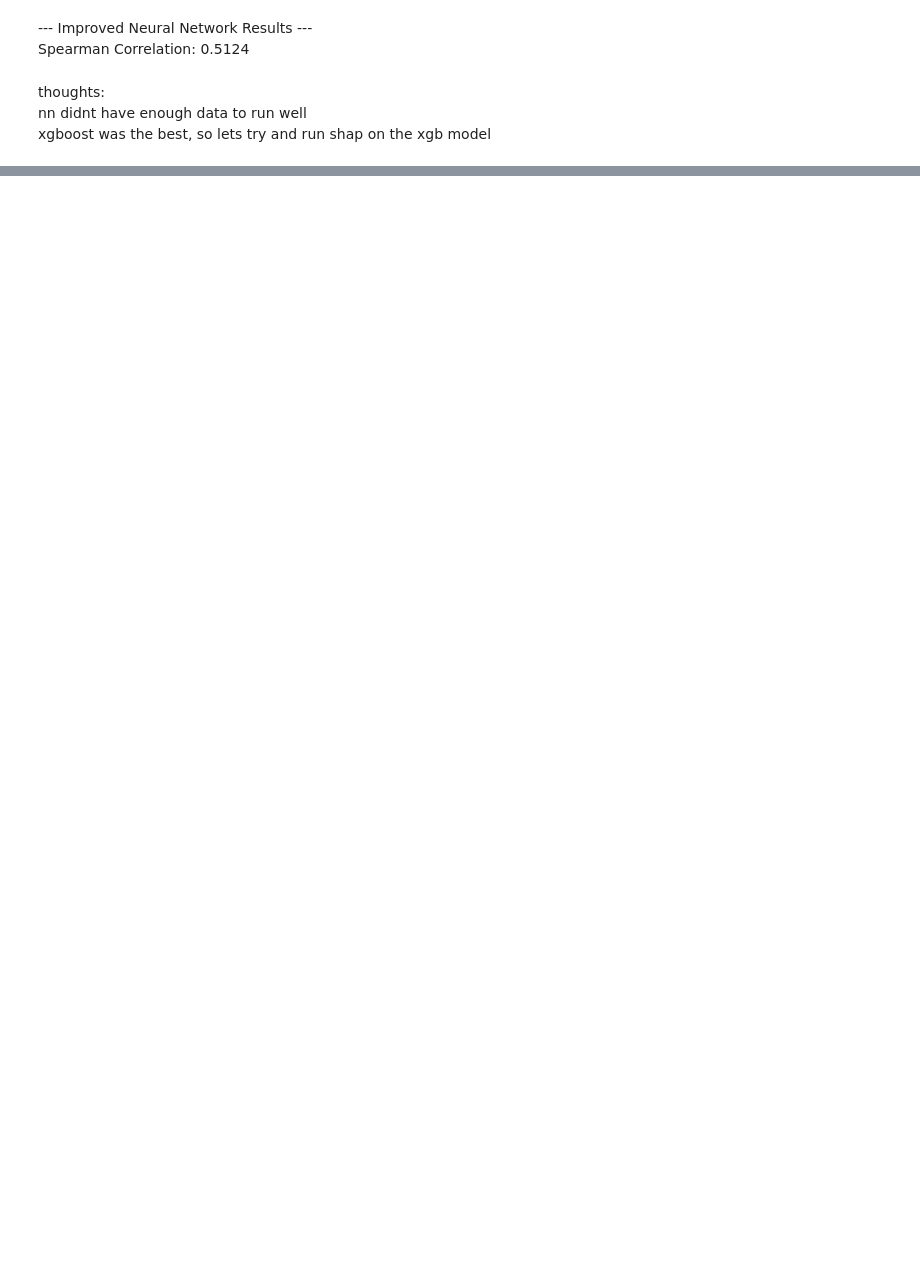
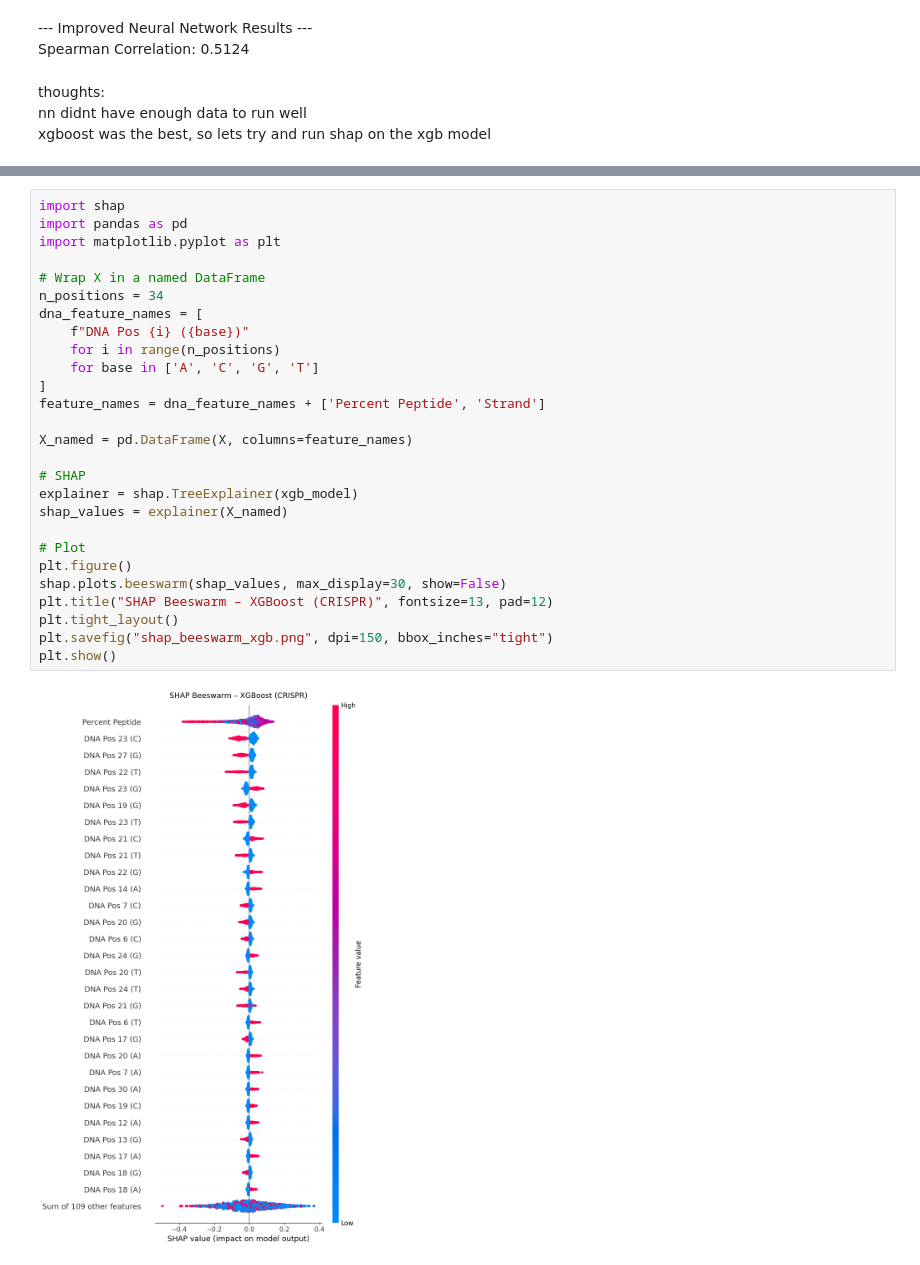
Before and after one commit to sanjaypras/crispr_pred, a Jupyter notebook: notebooks/genome_practice.ipynb, the cells around one changed output, grey strips where cells are left out. Cells and saved outputs as stored; diff of their text form; blank space fills up the shorter version.

```diff
--- a/notebooks/genome_practice.ipynb
+++ b/notebooks/genome_practice.ipynb
@@ -464,0 +432,29 @@ for idx in random_indices:
+# %%
+import shap
+import pandas as pd
+import matplotlib.pyplot as plt
+
+# Wrap X in a named DataFrame
+n_positions = 34
+dna_feature_names = [
+    f"DNA Pos {i} ({base})"
+    for i in range(n_positions)
+    for base in ['A', 'C', 'G', 'T']
+]
+feature_names = dna_feature_names + ['Percent Peptide', 'Strand']
+
+X_named = pd.DataFrame(X, columns=feature_names)
+
+# SHAP
+explainer = shap.TreeExplainer(xgb_model)
+shap_values = explainer(X_named)
+
+# Plot
+plt.figure()
+shap.plots.beeswarm(shap_values, max_display=30, show=False)
+plt.title("SHAP Beeswarm – XGBoost (CRISPR)", fontsize=13, pad=12)
+plt.tight_layout()
+plt.savefig("shap_beeswarm_xgb.png", dpi=150, bbox_inches="tight")
+plt.show()
+# %% [output]
+[figure, added]
```
Also changed, not shown: parts of 16 cells of this notebook.
